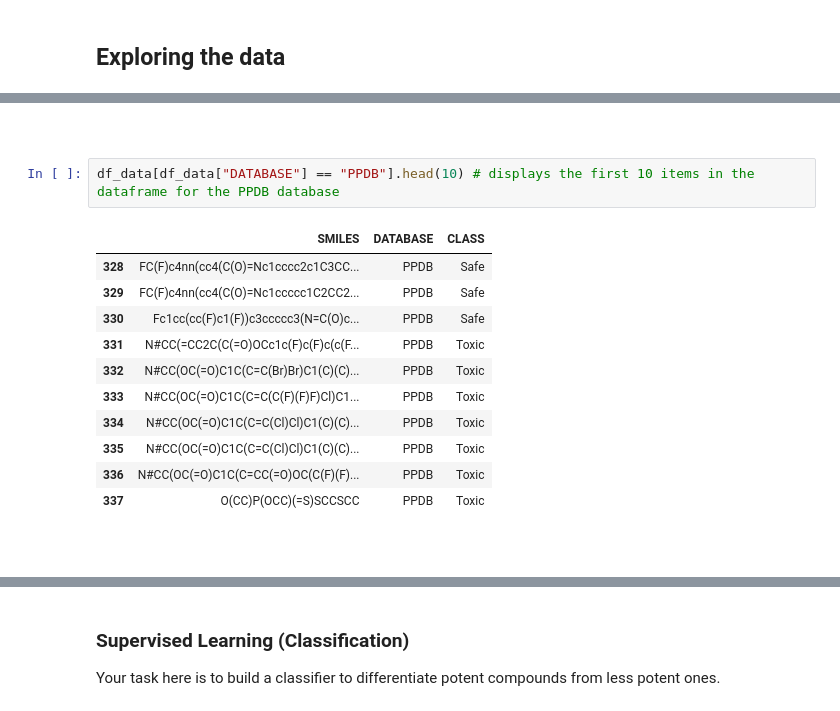
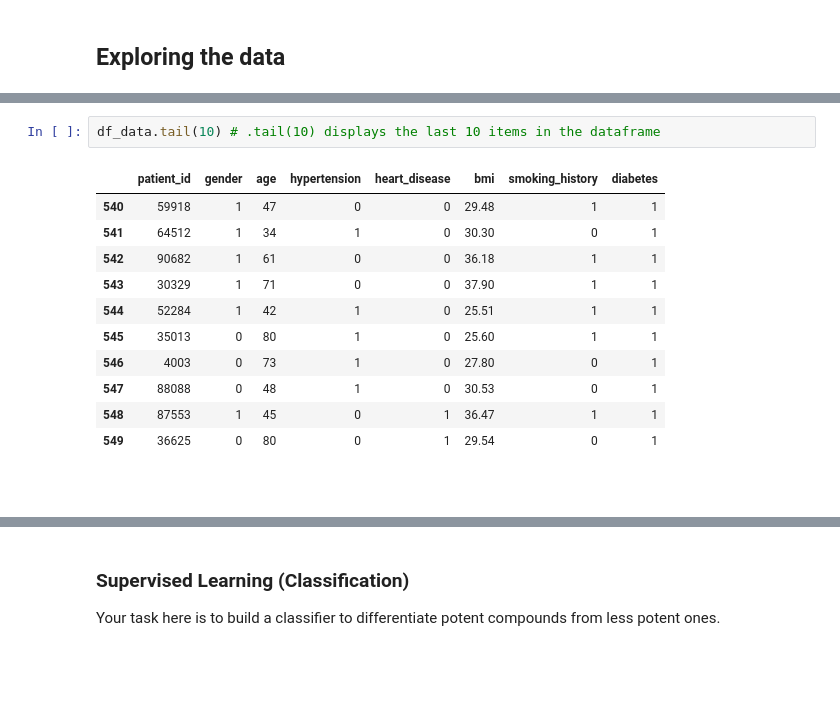
Before and after one commit to alexgcsa/ml_workshop_Oct2023, a Jupyter notebook: ml_lecture.ipynb, the cells around one changed output, grey strips where cells are left out. Cells and saved outputs as stored; diff of their text form; blank space fills up the shorter version.

```diff
--- a/ml_lecture.ipynb
+++ b/ml_lecture.ipynb
@@ -103,18 +103,16 @@ df_data.head(10) # .head(10) displays the first 10 items in the dataframe
+# %%
+df_data.tail(10) # .tail(10) displays the last 10 items in the dataframe
+# %% [output]
+|  | patient_id | gender | age | hypertension | heart_disease | bmi | smoking_history | diabetes |
+| 540 | 59918 | 1 | 47 | 0 | 0 | 29.48 | 1 | 1 |
+| 541 | 64512 | 1 | 34 | 1 | 0 | 30.30 | 0 | 1 |
+| 542 | 90682 | 1 | 61 | 0 | 0 | 36.18 | 1 | 1 |
+| 543 | 30329 | 1 | 71 | 0 | 0 | 37.90 | 1 | 1 |
+| 544 | 52284 | 1 | 42 | 1 | 0 | 25.51 | 1 | 1 |
+| 545 | 35013 | 0 | 80 | 1 | 0 | 25.60 | 1 | 1 |
+| 546 | 4003 | 0 | 73 | 1 | 0 | 27.80 | 0 | 1 |
+| 547 | 88088 | 0 | 48 | 1 | 0 | 30.53 | 0 | 1 |
+| 548 | 87553 | 1 | 45 | 0 | 1 | 36.47 | 1 | 1 |
+| 549 | 36625 | 0 | 80 | 0 | 1 | 29.54 | 0 | 1 |
 # %% [markdown]
 ###
-# %%
-df_data[df_data["DATABASE"] == "PPDB"].head(10) # displays the first 10 items in the dataframe for the PPDB database
-# %% [output]
-|  | SMILES | DATABASE | CLASS |
-| 328 | FC(F)c4nn(cc4(C(O)=Nc1cccc2c1C3CC... | PPDB | Safe |
-| 329 | FC(F)c4nn(cc4(C(O)=Nc1ccccc1C2CC2... | PPDB | Safe |
-| 330 | Fc1cc(cc(F)c1(F))c3ccccc3(N=C(O)c... | PPDB | Safe |
-| 331 | N#CC(=CC2C(C(=O)OCc1c(F)c(F)c(c(F... | PPDB | Toxic |
-| 332 | N#CC(OC(=O)C1C(C=C(Br)Br)C1(C)(C)... | PPDB | Toxic |
-| 333 | N#CC(OC(=O)C1C(C=C(C(F)(F)F)Cl)C1... | PPDB | Toxic |
-| 334 | N#CC(OC(=O)C1C(C=C(Cl)Cl)C1(C)(C)... | PPDB | Toxic |
-| 335 | N#CC(OC(=O)C1C(C=C(Cl)Cl)C1(C)(C)... | PPDB | Toxic |
-| 336 | N#CC(OC(=O)C1C(C=CC(=O)OC(C(F)(F)... | PPDB | Toxic |
-| 337 | O(CC)P(OCC)(=S)SCCSCC | PPDB | Toxic |
-# %% [markdown]
-##
```
Also changed, not shown: parts of 34 cells of this notebook, 5 other files.
